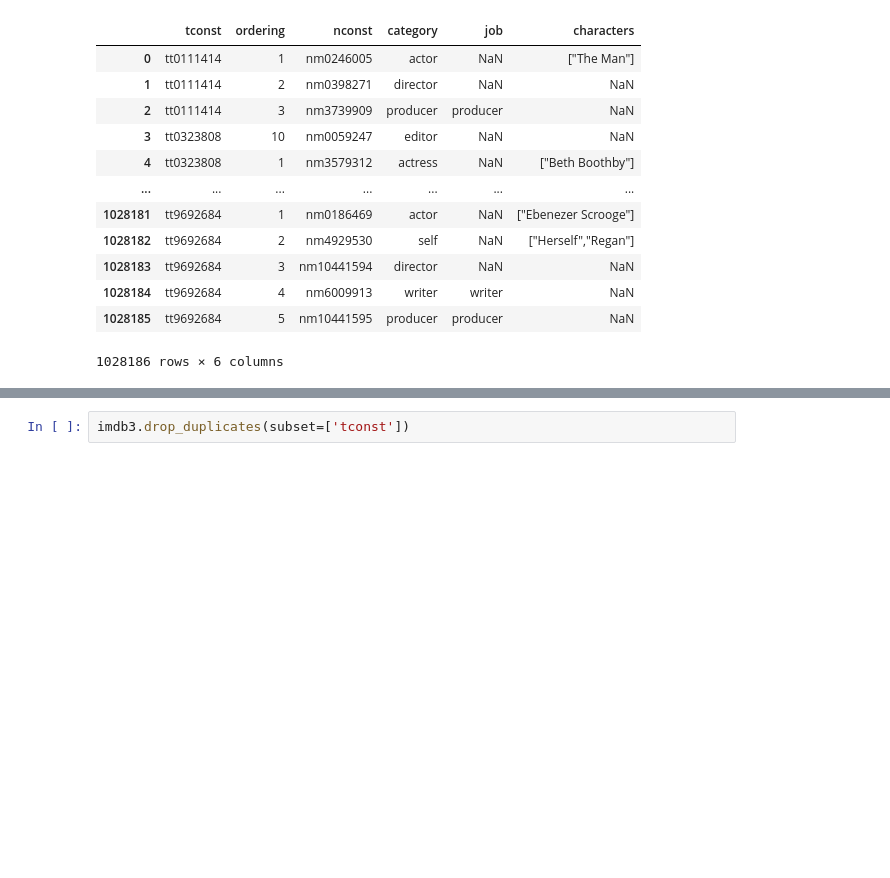
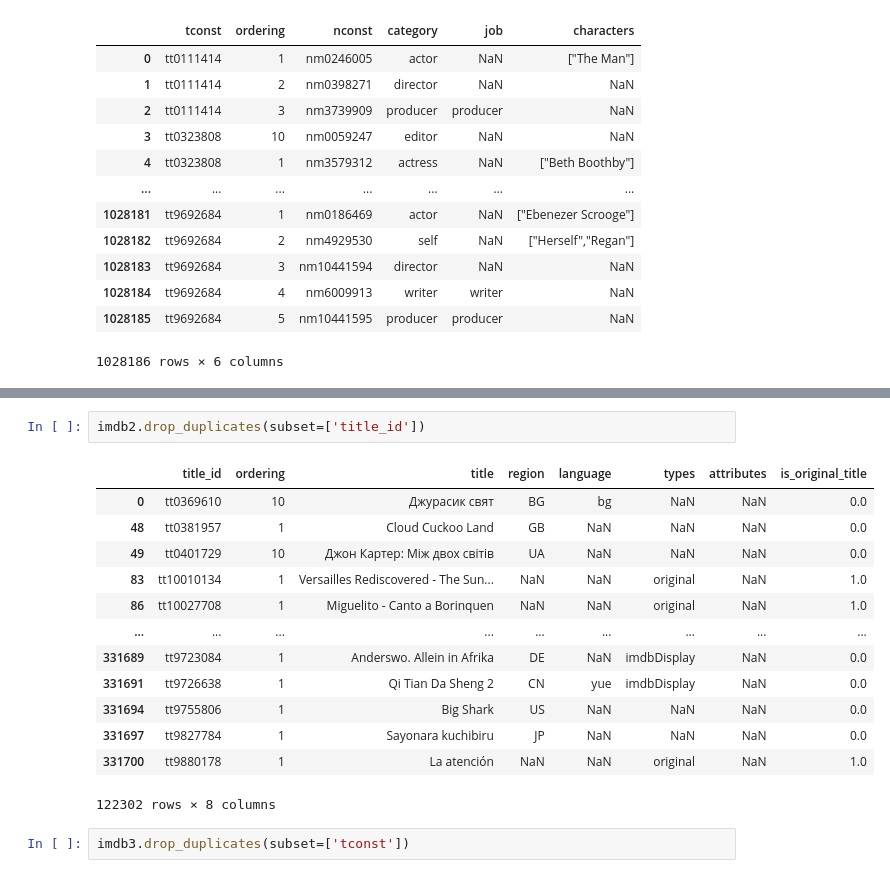
Before and after one commit to davidlebruce/movie_industry_project, a Jupyter notebook: bf_data_exp.ipynb, the cells around one changed output, grey strips where cells are left out. Saved outputs shown, nothing was run; the diff lists cells and outputs as text; blank space fills up the shorter version.

```diff
--- a/bf_data_exp.ipynb
+++ b/bf_data_exp.ipynb
@@ -576,3 +560,19 @@ imdb2
+# %%
+imdb2.drop_duplicates(subset=['title_id'])
+# %% [output]
+|  | title_id | ordering | title | region | language | types | attributes | is_original_title |
+| 0 | tt0369610 | 10 | Джурасик свят | BG | bg | NaN | NaN | 0.0 |
+| 48 | tt0381957 | 1 | Cloud Cuckoo Land | GB | NaN | NaN | NaN | 0.0 |
+| 49 | tt0401729 | 10 | Джон Картер: Мiж двох свiтiв | UA | NaN | NaN | NaN | 0.0 |
+| 83 | tt10010134 | 1 | Versailles Rediscovered - The Sun... | NaN | NaN | original | NaN | 1.0 |
+| 86 | tt10027708 | 1 | Miguelito - Canto a Borinquen | NaN | NaN | original | NaN | 1.0 |
+| ... | ... | ... | ... | ... | ... | ... | ... | ... |
+| 331689 | tt9723084 | 1 | Anderswo. Allein in Afrika | DE | NaN | imdbDisplay | NaN | 0.0 |
+| 331691 | tt9726638 | 1 | Qi Tian Da Sheng 2 | CN | yue | imdbDisplay | NaN | 0.0 |
+| 331694 | tt9755806 | 1 | Big Shark | US | NaN | NaN | NaN | 0.0 |
+| 331697 | tt9827784 | 1 | Sayonara kuchibiru | JP | NaN | NaN | NaN | 0.0 |
+| 331700 | tt9880178 | 1 | La atención | NaN | NaN | original | NaN | 1.0 |
+122302 rows × 8 columns
 # %%
 imdb3.drop_duplicates(subset=['tconst'])
 # %% [output]
```
Also changed, not shown: parts of 1 cell of this notebook.
